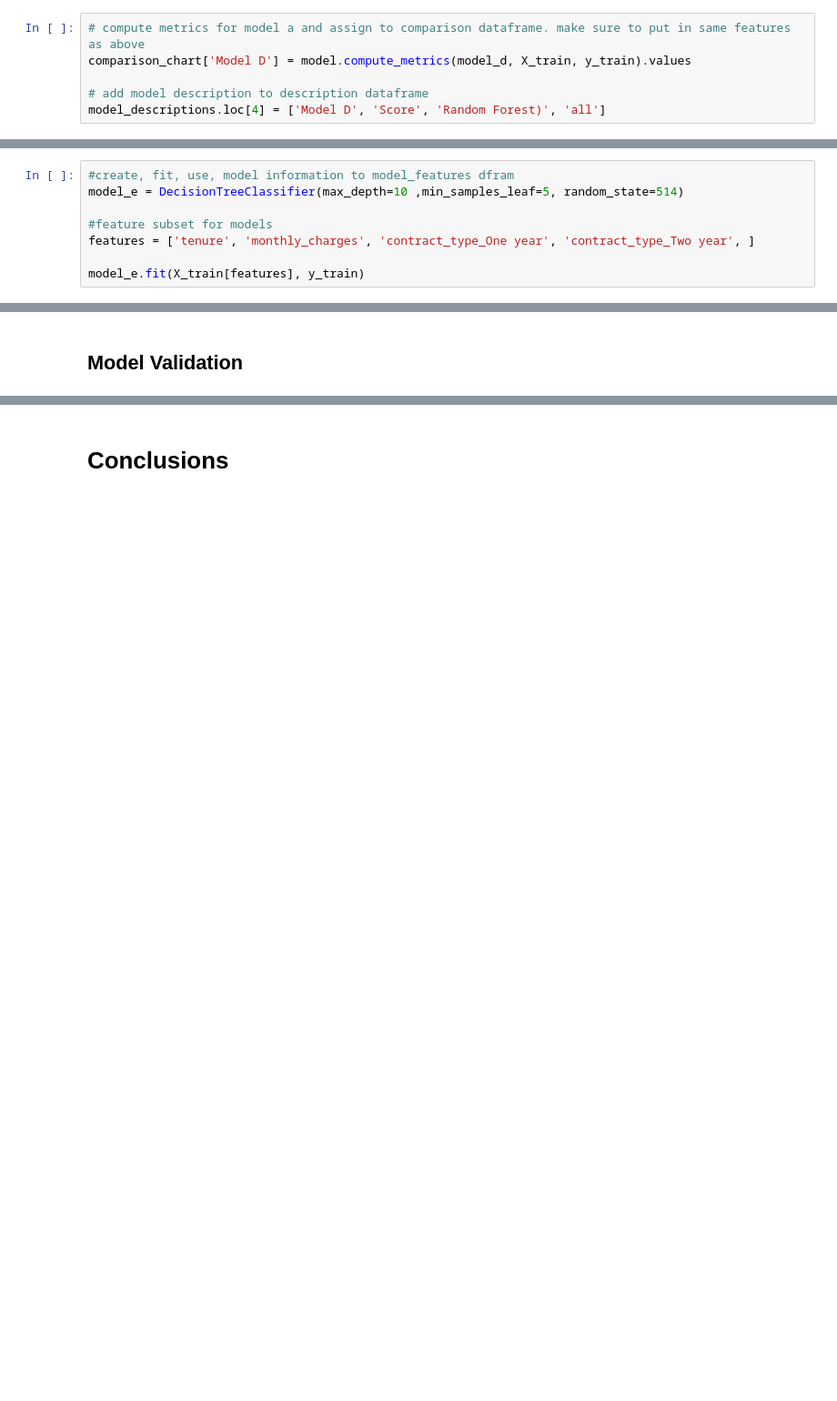
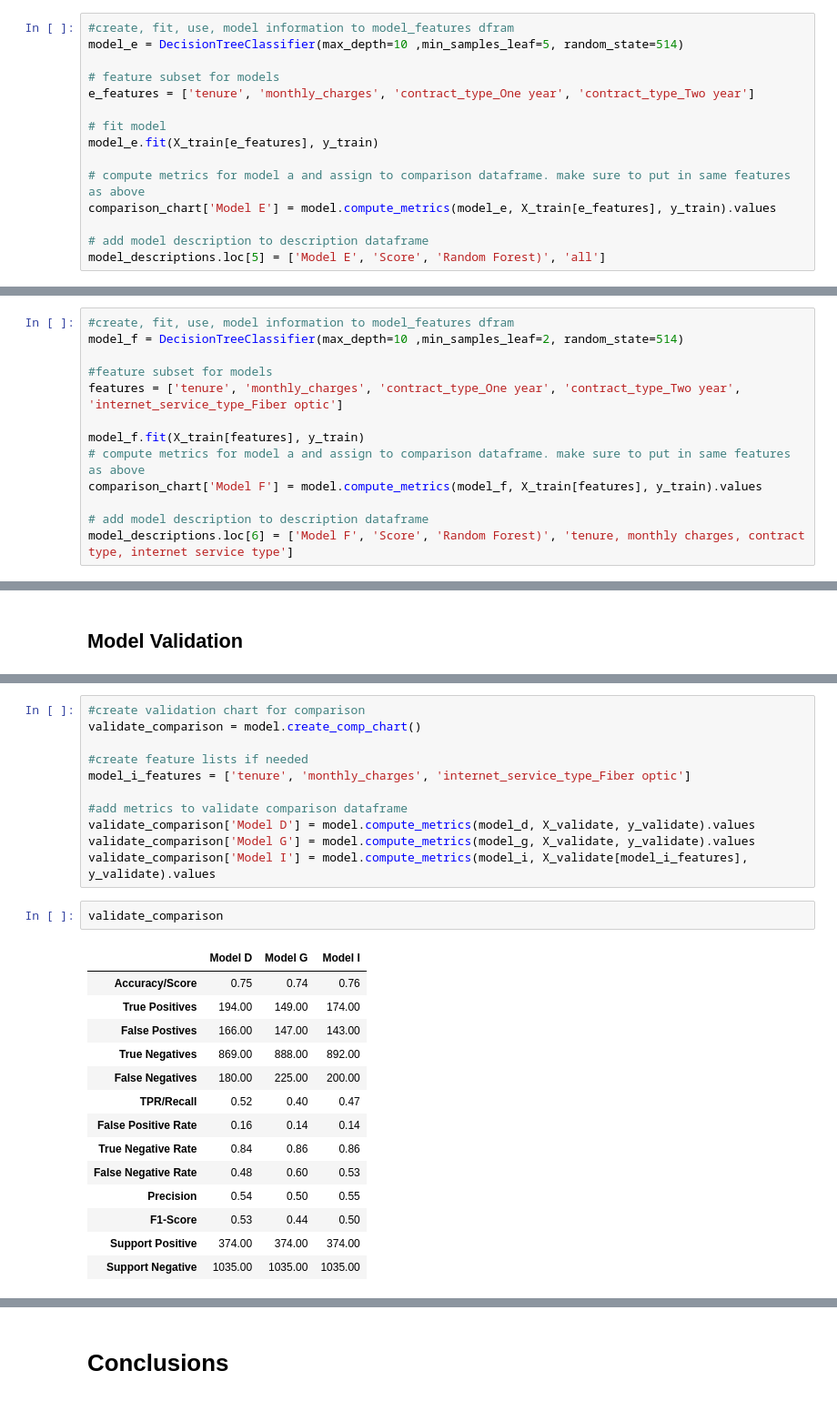
Before and after one commit to joshua-shorterivey/classification_project, a Jupyter notebook: working_notebook.ipynb, the cells around one changed output, grey strips where cells are left out. Shown: that part at 91% size. Drawn from its saved outputs; the diff is of its cells as text; blank space fills up the shorter version.

Commit message:
amended: final report, readme, model, prepare, working_notebook

```diff
--- a/working_notebook.ipynb
+++ b/working_notebook.ipynb
@@ -640,7 +648,16 @@ DecisionTreeClassifier(max_depth=10, random_state=514)
 # %%
+#create, fit, use, model information to model_features dfram
+model_e = DecisionTreeClassifier(max_depth=10 ,min_samples_leaf=5, random_state=514)
+
+# feature subset for models
+e_features = ['tenure', 'monthly_charges', 'contract_type_One year', 'contract_type_Two year']
+
+# fit model
+model_e.fit(X_train[e_features], y_train)
+
 # compute metrics for model a and assign to comparison dataframe. make sure to put in same features as above
-comparison_chart['Model D'] = model.compute_metrics(model_d, X_train, y_train).values
+comparison_chart['Model E'] = model.compute_metrics(model_e, X_train[e_features], y_train).values
 
 # add model description to description dataframe
-model_descriptions.loc[4] = ['Model D', 'Score', 'Random Forest)', 'all']
+model_descriptions.loc[5] = ['Model E', 'Score', 'Random Forest)', 'all']
 # %% [markdown]
@@ -652,9 +669,14 @@ model_descriptions.loc[4] = ['Model D', 'Score', 'Random Forest)', 'all']
 # %%
 #create, fit, use, model information to model_features dfram
-model_e = DecisionTreeClassifier(max_depth=10 ,min_samples_leaf=5, random_state=514)
+model_f = DecisionTreeClassifier(max_depth=10 ,min_samples_leaf=2, random_state=514)
 
 #feature subset for models
-features = ['tenure', 'monthly_charges', 'contract_type_One year', 'contract_type_Two year', ]
+features = ['tenure', 'monthly_charges', 'contract_type_One year', 'contract_type_Two year', 'internet_service_type_Fiber optic']
 
-model_e.fit(X_train[features], y_train)
+model_f.fit(X_train[features], y_train)
+# compute metrics for model a and assign to comparison dataframe. make sure to put in same features as above
+comparison_chart['Model F'] = model.compute_metrics(model_f, X_train[features], y_train).values
+
+# add model description to description dataframe
+model_descriptions.loc[6] = ['Model F', 'Score', 'Random Forest)', 'tenure, monthly charges, contract type, internet service type']
 # %% [output]
@@ -910,0 +905,28 @@ validate_comparison = model.create_comp_chart()
+# %%
+#create validation chart for comparison
+validate_comparison = model.create_comp_chart()
+
+#create feature lists if needed
+model_i_features = ['tenure', 'monthly_charges', 'internet_service_type_Fiber optic']
+
+#add metrics to validate comparison dataframe
+validate_comparison['Model D'] = model.compute_metrics(model_d, X_validate, y_validate).values
+validate_comparison['Model G'] = model.compute_metrics(model_g, X_validate, y_validate).values
+validate_comparison['Model I'] = model.compute_metrics(model_i, X_validate[model_i_features], y_validate).values
+# %%
+validate_comparison
+# %% [output]
+|  | Model D | Model G | Model I |
+| Accuracy/Score | 0.75 | 0.74 | 0.76 |
+| True Positives | 194.00 | 149.00 | 174.00 |
+| False Postives | 166.00 | 147.00 | 143.00 |
+| True Negatives | 869.00 | 888.00 | 892.00 |
+| False Negatives | 180.00 | 225.00 | 200.00 |
+| TPR/Recall | 0.52 | 0.40 | 0.47 |
+| False Positive Rate | 0.16 | 0.14 | 0.14 |
+| True Negative Rate | 0.84 | 0.86 | 0.86 |
+| False Negative Rate | 0.48 | 0.60 | 0.53 |
+| Precision | 0.54 | 0.50 | 0.55 |
+| F1-Score | 0.53 | 0.44 | 0.50 |
+| Support Positive | 374.00 | 374.00 | 374.00 |
+| Support Negative | 1035.00 | 1035.00 | 1035.00 |
```
Also changed, not shown: parts of 40 cells of this notebook, 3 other files.
